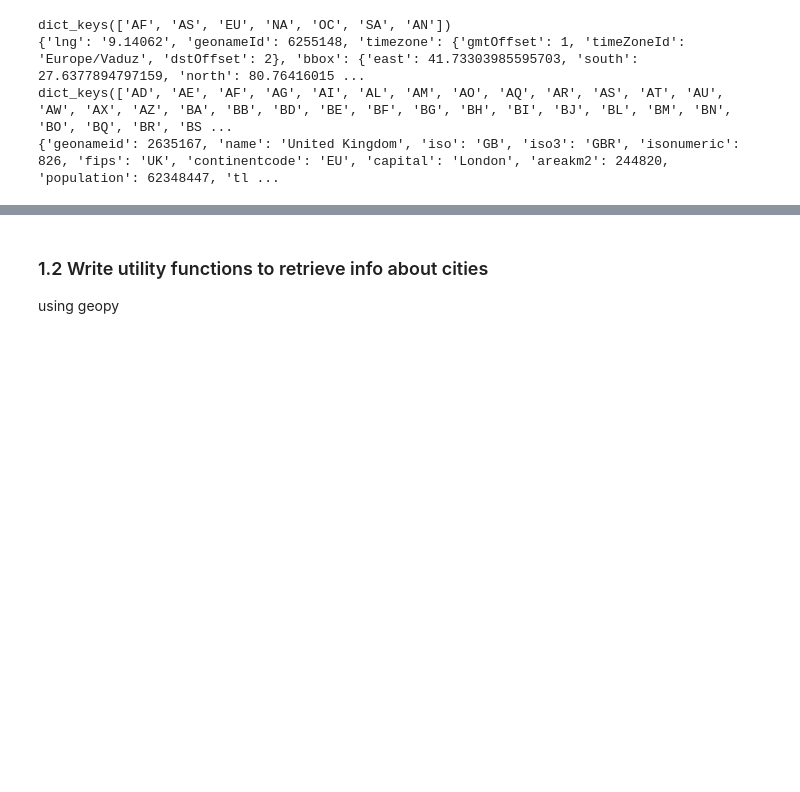
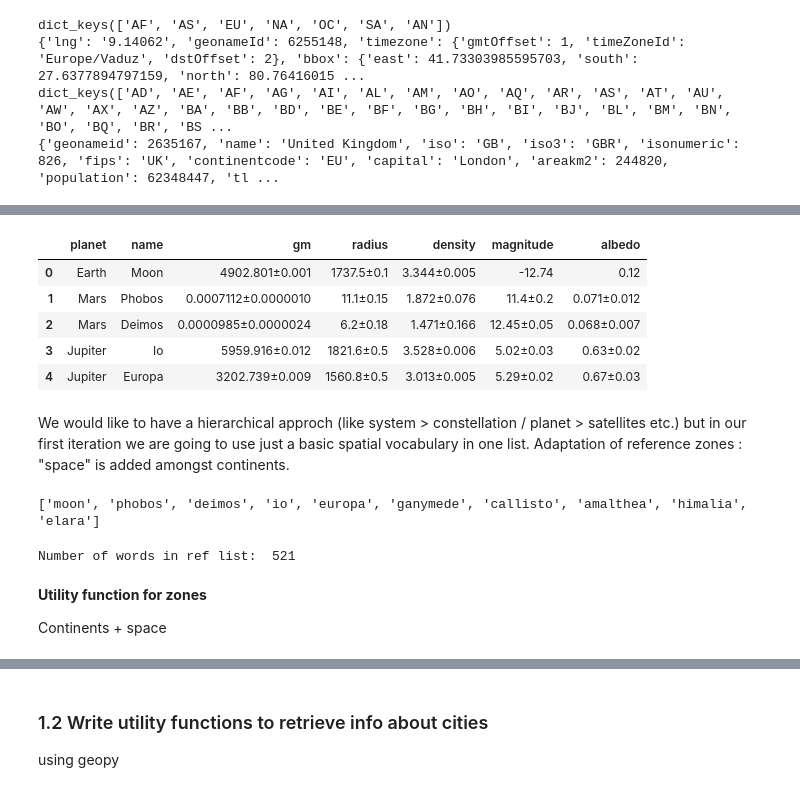
Before and after one commit to ldelille/nlp-archives, a Jupyter notebook: 02_GeoParsing_applied.ipynb, the cells around one changed output, grey strips where cells are left out. Drawn from its saved outputs; the diff is of its cells as text; code cells hidden in the pictures; blank space fills up the shorter version.

```diff
--- a/02_GeoParsing_applied.ipynb
+++ b/02_GeoParsing_applied.ipynb
@@ -170,3 +243,28 @@ print(my_continent_codes) # basic dic : code : name
+# %%
+satellite_df.head() #groupby(['planet']).count()
+# %% [output]
+|  | planet | name | gm | radius | density | magnitude | albedo |
+| 0 | Earth | Moon | 4902.801±0.001 | 1737.5±0.1 | 3.344±0.005 | -12.74 | 0.12 |
+| 1 | Mars | Phobos | 0.0007112±0.0000010 | 11.1±0.15 | 1.872±0.076 | 11.4±0.2 | 0.071±0.012 |
+| 2 | Mars | Deimos | 0.0000985±0.0000024 | 6.2±0.18 | 1.471±0.166 | 12.45±0.05 | 0.068±0.007 |
+| 3 | Jupiter | Io | 5959.916±0.012 | 1821.6±0.5 | 3.528±0.006 | 5.02±0.03 | 0.63±0.02 |
+| 4 | Jupiter | Europa | 3202.739±0.009 | 1560.8±0.5 | 3.013±0.005 | 5.29±0.02 | 0.67±0.03 |
+# %% [markdown]
+We would like to have a hierarchical approch (like system > constellation / planet > satellites etc.) but in our first iteration we are going to use just a basic spatial vocabulary in one list. Adaptation of reference zones : "space" is added amongst continents.
+# %%
+satellite_names = satellite_df.name.apply(lambda x : x.lower()).tolist()
+print(satellite_names[:10])
+# %% [output]
+['moon', 'phobos', 'deimos', 'io', 'europa', 'ganymede', 'callisto', 'amalthea', 'himalia', 'elara']
+# %%
+my_space_voc = satellite_names + planet_names + star_names
+print("Number of words in ref list: ", len(my_space_voc))
+# %% [output]
+Number of words in ref list:  521
+# %% [markdown]
+__Utility function for zones__
+
+Continents + space
 # %%
 # utility function : from a list of entities, look for continent names and country names
 # store them in a dictionnary
```
Also changed, not shown: parts of 23 cells of this notebook.
